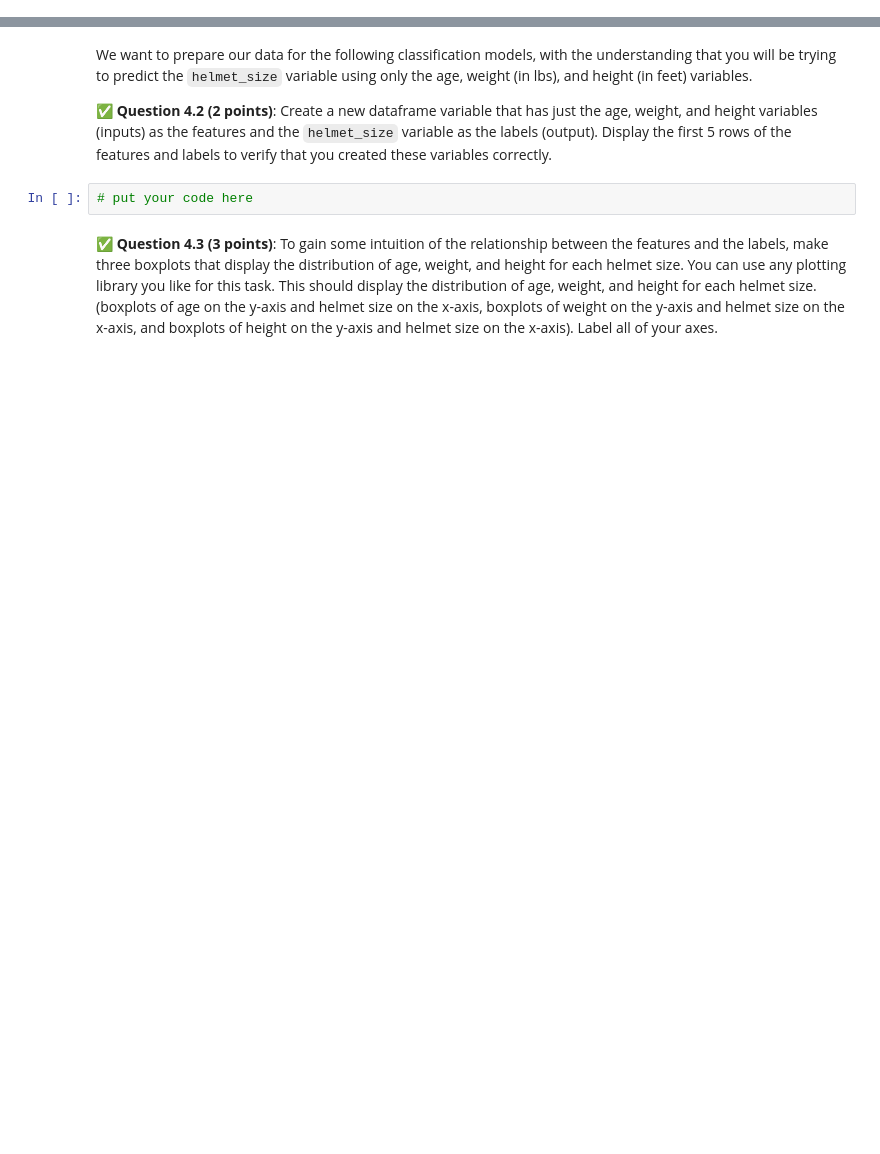
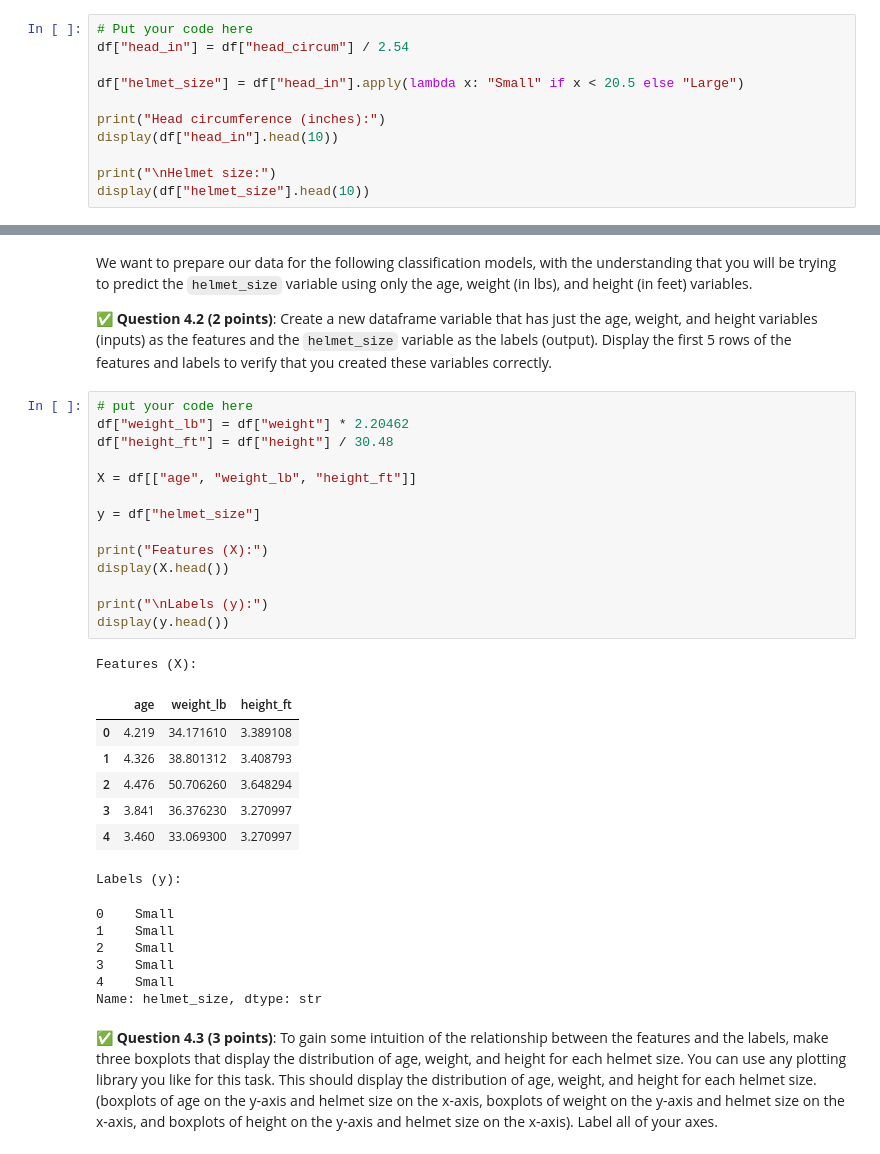
Before and after one commit to kirtanet/CMSE202-f25-turnin, a Jupyter notebook: hw-04/HW-04_RegressionClassification-STUDENT.ipynb, the cells around one changed output, grey strips where cells are left out. Saved outputs shown, nothing was run; the diff lists cells and outputs as text; blank space fills up the shorter version.

```diff
--- a/hw-04/HW-04_RegressionClassification-STUDENT.ipynb
+++ b/hw-04/HW-04_RegressionClassification-STUDENT.ipynb
@@ -272,0 +271,11 @@ We will use classification techniques to determine which children should get the
+# %%
+# Put your code here
+df["head_in"] = df["head_circum"] / 2.54
+
+df["helmet_size"] = df["head_in"].apply(lambda x: "Small" if x < 20.5 else "Large")
+
+print("Head circumference (inches):")
+display(df["head_in"].head(10))
+
+print("\nHelmet size:")
+display(df["helmet_size"].head(10))
@@ -274,7 +308,34 @@ We will use classification techniques to determine which children should get the
 We want to prepare our data for the following classification models, with the understanding that you will be trying to predict the `helmet_size` variable using only the age, weight (in lbs), and height (in feet) variables.
 
 &#9989;  **Question 4.2 (2 points)**: Create a new dataframe variable that has just the age, weight, and height variables (inputs) as the features and the `helmet_size` variable as the labels (output). Display the first 5 rows of the features and labels to verify that you created these variables correctly.
-# %%
-# put your code here
+# %%
+# put your code here
+df["weight_lb"] = df["weight"] * 2.20462
+df["height_ft"] = df["height"] / 30.48
+
+X = df[["age", "weight_lb", "height_ft"]]
+
+y = df["helmet_size"]
+
+print("Features (X):")
+display(X.head())
+
+print("\nLabels (y):")
+display(y.head())
+# %% [output]
+Features (X):
+|  | age | weight_lb | height_ft |
+| 0 | 4.219 | 34.171610 | 3.389108 |
+| 1 | 4.326 | 38.801312 | 3.408793 |
+| 2 | 4.476 | 50.706260 | 3.648294 |
+| 3 | 3.841 | 36.376230 | 3.270997 |
+| 4 | 3.460 | 33.069300 | 3.270997 |
+Labels (y):
+0    Small
+1    Small
+2    Small
+3    Small
+4    Small
+Name: helmet_size, dtype: str
 # %% [markdown]
 &#9989;  **Question 4.3 (3 points)**: To gain some intuition of the relationship between the features and the labels, make three boxplots that display the distribution of age, weight, and height for each helmet size. You can use any plotting library you like for this task.  This should display the distribution of age, weight, and height for each helmet size. (boxplots of age on the y-axis and helmet size on the x-axis, boxplots of weight on the y-axis and helmet size on the x-axis, and boxplots of height on the y-axis and helmet size on the x-axis).  Label all of your axes.
```
Also changed, not shown: parts of 16 cells of this notebook.
